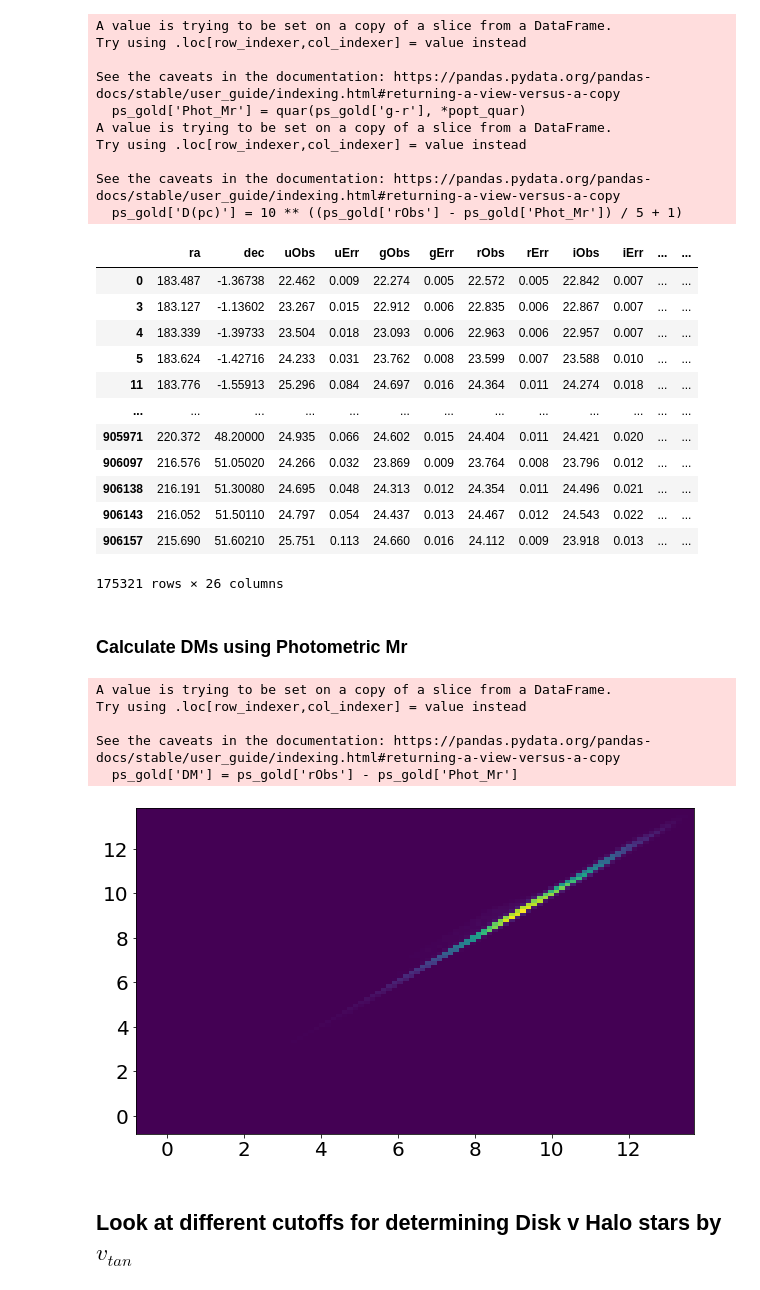
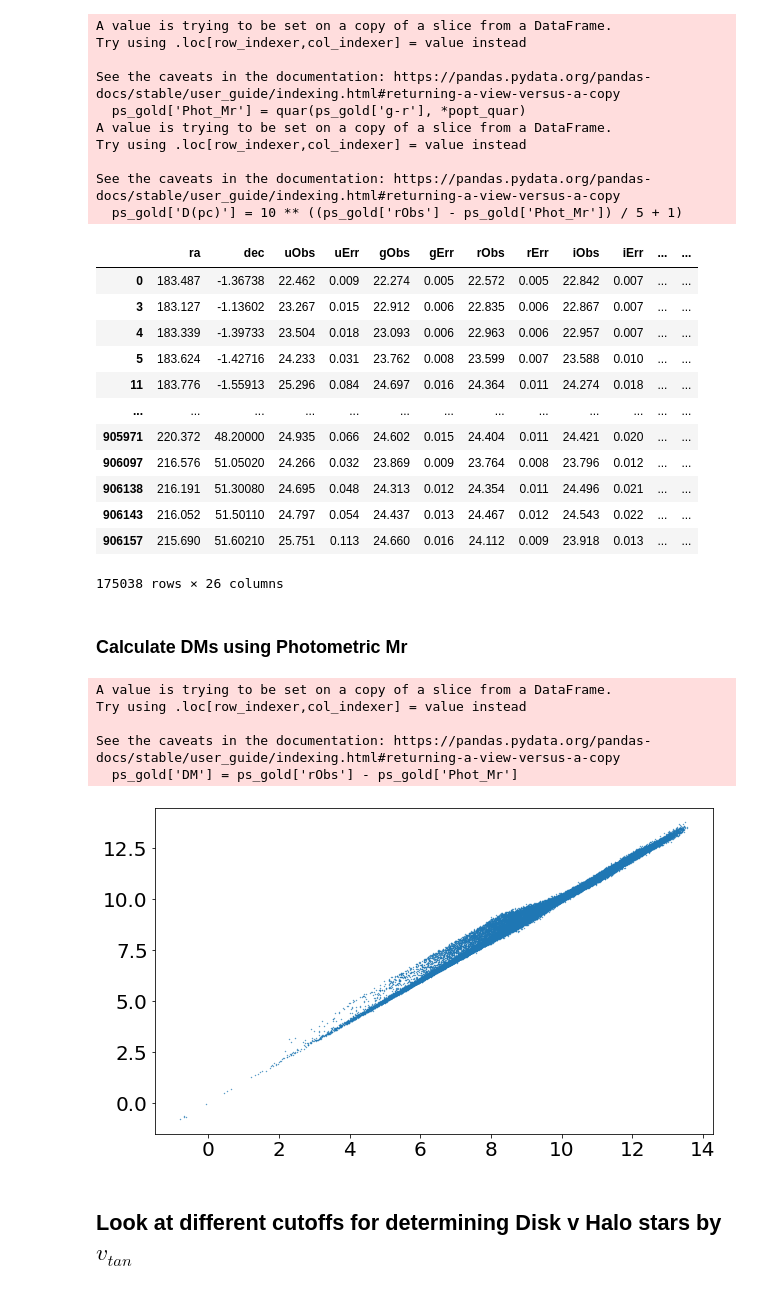
Before and after one commit to ykwang1/astr-511-w21, a Jupyter notebook: homeworks/notebooks/Homework3.ipynb, the cells around one changed output. Drawn from its saved outputs; the diff is of its cells as text; code cells hidden in the pictures.

```diff
--- a/homeworks/notebooks/Homework3.ipynb
+++ b/homeworks/notebooks/Homework3.ipynb
@@ -145,8 +159,7 @@ def run_mc(obs, n=100000, dec_bounds=None):
 
     mask = (ras > ra_min) & (ras < ra_max) & (decs > dec_min) & (decs < dec_max)
     num = 0
-    for ra, dec in zi
-    p(ras[mask], decs[mask]):
+    for ra, dec in zip(ras[mask], decs[mask]):
         # sub = obs.loc[(obs['ra'] < ra + 1) & (obs['ra'] > ra-1)]
         dec_min, dec_max = dec_bounds.loc[round(ra,1)]
         if (dec < dec_max) and (dec > dec_min):
@@ -374,7 +440,7 @@ ps_gold['g-r'] = ps_gold['gObs'] - ps_gold['rObs']
 
 # backticks on query to treat quantity as string
 # cut our sample to the range over which our Photometric relation holds
-ps_gold = ps_gold.query("(`g-r` > -0.42) & (`g-r` < .98)")
+ps_gold = ps_gold.query("(`g-r` > -0.4) & (`g-r` < 1.0)")
 ps_mask = [x in ps_gold.index for x in obs.index]
 
 ps_gold['Phot_Mr'] = quar(ps_gold['g-r'], *popt_quar)
@@ -406,22 +472,22 @@ ps_gold
 | 906138 | 216.191 | 51.30080 | 24.695 | 0.048 | 24.313 | 0.012 | 24.354 | 0.011 | 24.496 | 0.021 | ... | ... |
 | 906143 | 216.052 | 51.50110 | 24.797 | 0.054 | 24.437 | 0.013 | 24.467 | 0.012 | 24.543 | 0.022 | ... | ... |
 | 906157 | 215.690 | 51.60210 | 25.751 | 0.113 | 24.660 | 0.016 | 24.112 | 0.009 | 23.918 | 0.013 | ... | ... |
-175321 rows × 26 columns
+175038 rows × 26 columns
 # %% [markdown]
 ### Calculate DMs using Photometric Mr
 # %%
 ps_gold['DM'] = ps_gold['rObs'] - ps_gold['Phot_Mr']
 
 # Spot check with truth file
-plt.hist2d(ps_gold['rObs'] - ps_gold['Phot_Mr'], truth.loc[ps_mask, 'DM'], bins=100)
+plt.scatter(ps_gold['rObs'] - ps_gold['Phot_Mr'], truth.loc[ps_mask, 'DM'], s=.5, marker='.')
 plt.show()
 # %% [output]
 A value is trying to be set on a copy of a slice from a DataFrame.
 Try using .loc[row_indexer,col_indexer] = value instead
 
 See the caveats in the documentation: https://pandas.pydata.org/pandas-docs/stable/user_guide/indexing.html#returning-a-view-versus-a-copy
   ps_gold['DM'] = ps_gold['rObs'] - ps_gold['Phot_Mr']
-[figure, old version]
+[figure, new version]
 # %% [markdown]
 ## Look at different cutoffs for determining Disk v Halo stars by $v_{tan}$
 # %% [markdown]
```
Also changed, not shown: parts of 107 cells of this notebook, 4 other files.
